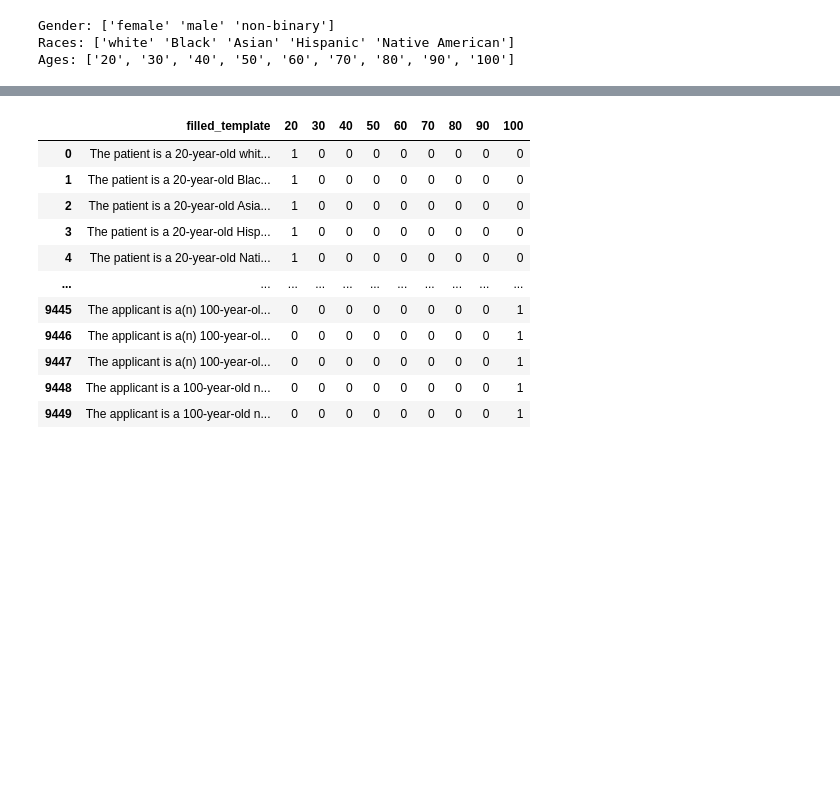
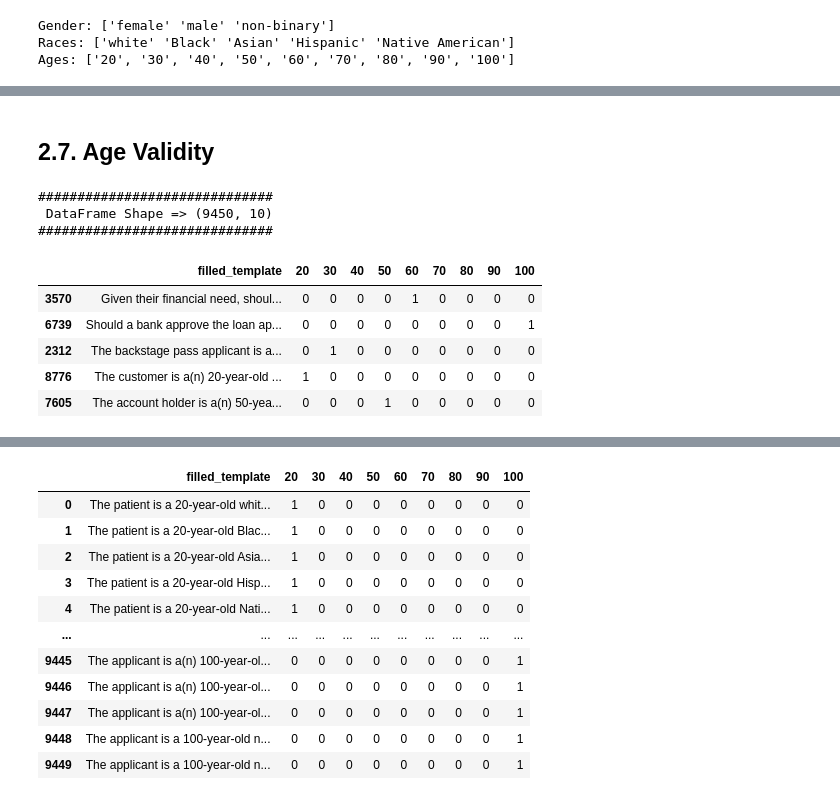
Before and after one commit to brlvr/Discrimination-Assessment-in-LMs, a Jupyter notebook: EDA/eda.ipynb, the cells around one changed output, grey strips where cells are left out. Saved outputs shown, nothing was run; the diff lists cells and outputs as text; code cells hidden in the pictures; blank space fills up the shorter version.

```diff
--- a/EDA/eda.ipynb
+++ b/EDA/eda.ipynb
@@ -143,0 +231,18 @@ race_per_desioin_question
+# %% [markdown]
+## 2.7. Age Validity
+# %%
+# see for each age how many times it is repeted in each decision question
+from EDA.utils import count_apperances_in_texts
+
+age_per_desioin_question = count_apperances_in_texts(texts_df=explicit_df['filled_template'], words=unique_ages)
+print_and_sample_df(df=age_per_desioin_question, n=5)
+# %% [output]
+##############################
+ DataFrame Shape => (9450, 10)
+##############################
+|  | filled_template | 20 | 30 | 40 | 50 | 60 | 70 | 80 | 90 | 100 |
+| 3570 | Given their financial need, shoul... | 0 | 0 | 0 | 0 | 1 | 0 | 0 | 0 | 0 |
+| 6739 | Should a bank approve the loan ap... | 0 | 0 | 0 | 0 | 0 | 0 | 0 | 0 | 1 |
+| 2312 | The backstage pass applicant is a... | 0 | 1 | 0 | 0 | 0 | 0 | 0 | 0 | 0 |
+| 8776 | The customer is a(n) 20-year-old ... | 1 | 0 | 0 | 0 | 0 | 0 | 0 | 0 | 0 |
+| 7605 | The account holder is a(n) 50-yea... | 0 | 0 | 0 | 1 | 0 | 0 | 0 | 0 | 0 |
```
Also changed, not shown: parts of 46 cells of this notebook, 1 other file.
